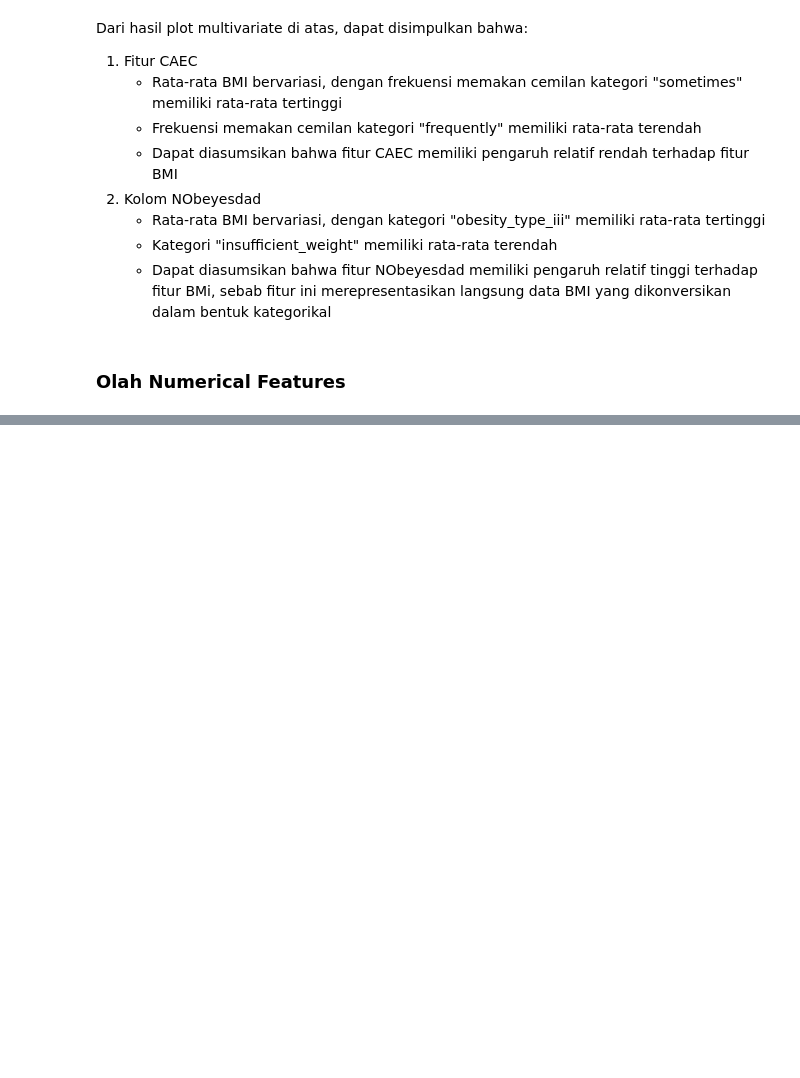
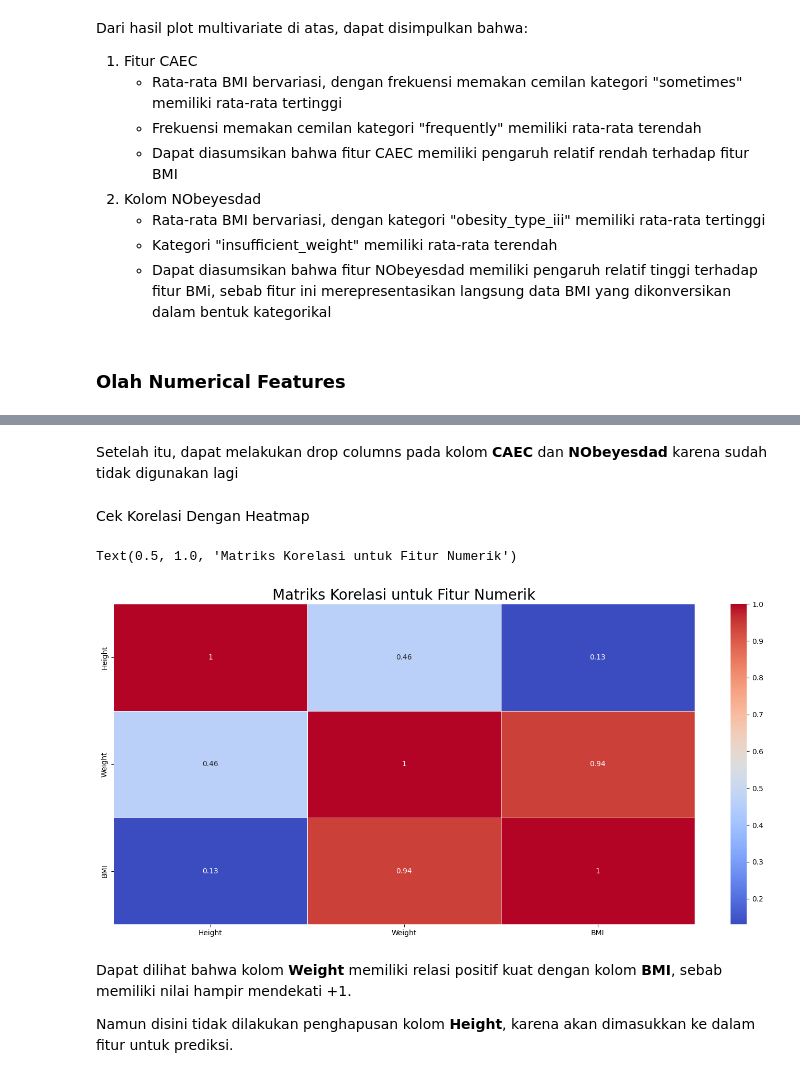
Before and after one commit to ishala/obesity-analysis-and-recommender-system, a Jupyter notebook: Submission 1/analisis.ipynb, the cells around one changed output, grey strips where cells are left out. Saved outputs shown, nothing was run; the diff lists cells and outputs as text; code cells hidden in the pictures; blank space fills up the shorter version.

```diff
--- a/Submission 1/analisis.ipynb
+++ b/Submission 1/analisis.ipynb
@@ -540,0 +555,22 @@ Dari hasil plot multivariate di atas, dapat disimpulkan bahwa:
+# %% [markdown]
+Setelah itu, dapat melakukan drop columns pada kolom **CAEC** dan **NObeyesdad** karena sudah tidak digunakan lagi
+# %%
+colsForMatrix = cleanedObesDf[['Height', 'Weight', 'BMI']]
+# %% [markdown]
+Cek Korelasi Dengan Heatmap
+# %%
+# Mengambil nilai korelasi
+corrMatrix = colsForMatrix.corr().round(2)
+
+# Menggambar Heatmap
+plt.figure(figsize=(18, 8))
+
+sns.heatmap(data=corrMatrix, annot=True, cmap='coolwarm', linewidths=0.5, )
+plt.title("Matriks Korelasi untuk Fitur Numerik", size=20)
+# %% [output]
+Text(0.5, 1.0, 'Matriks Korelasi untuk Fitur Numerik')
+[figure, added]
+# %% [markdown]
+Dapat dilihat bahwa kolom **Weight** memiliki relasi positif kuat dengan kolom **BMI**, sebab memiliki nilai hampir mendekati +1.
+
+Namun disini tidak dilakukan penghapusan kolom **Height**, karena akan dimasukkan ke dalam fitur untuk prediksi.
```
Also changed, not shown: parts of 5 cells of this notebook.
